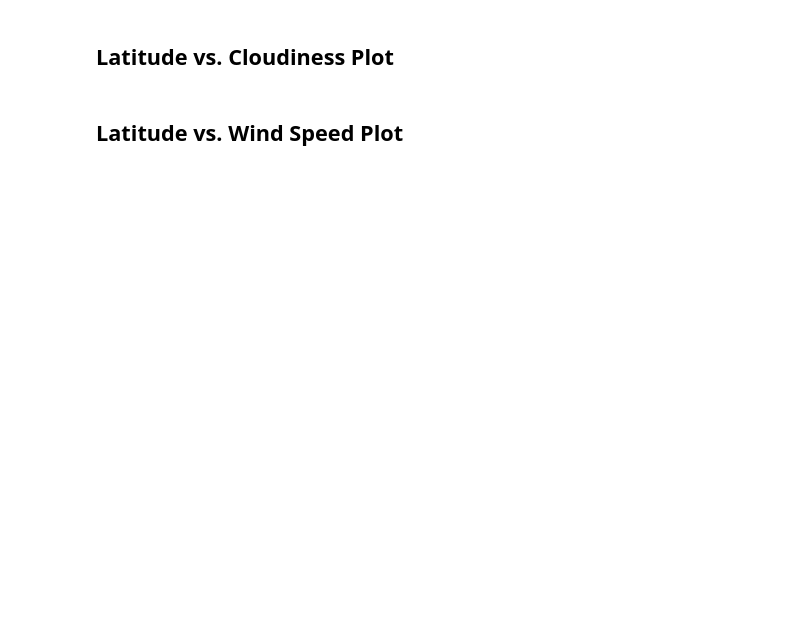
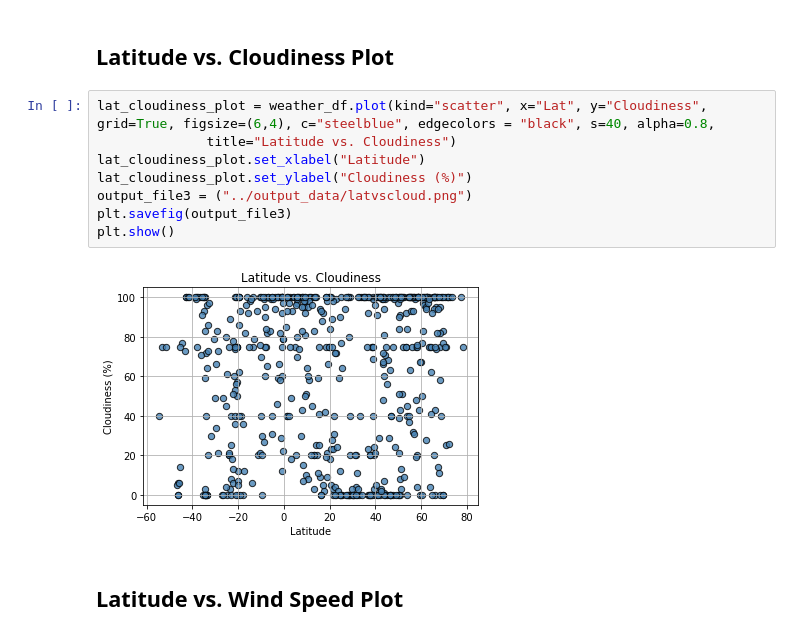
Before and after one commit to gtp1ok/python-api-challenge, a Jupyter notebook: WeatherPy/WeatherPy.ipynb, the cells around one changed output. Cells and saved outputs as stored; diff of their text form; blank space fills up the shorter version.

```diff
--- a/WeatherPy/WeatherPy.ipynb
+++ b/WeatherPy/WeatherPy.ipynb
@@ -127,4 +173,14 @@ Skip this step if there are no cities that have humidity > 100%.
 # %% [markdown]
 ## Latitude vs. Cloudiness Plot
+# %%
+lat_cloudiness_plot = weather_df.plot(kind="scatter", x="Lat", y="Cloudiness", grid=True, figsize=(6,4), c="steelblue", edgecolors = "black", s=40, alpha=0.8,
+              title="Latitude vs. Cloudiness")
+lat_cloudiness_plot.set_xlabel("Latitude")
+lat_cloudiness_plot.set_ylabel("Cloudiness (%)")
+output_file3 = ("../output_data/latvscloud.png")
+plt.savefig(output_file3)
+plt.show()
+# %% [output]
+[figure, added]
 # %% [markdown]
 ## Latitude vs. Wind Speed Plot
```
Also changed, not shown: parts of 29 cells of this notebook.
